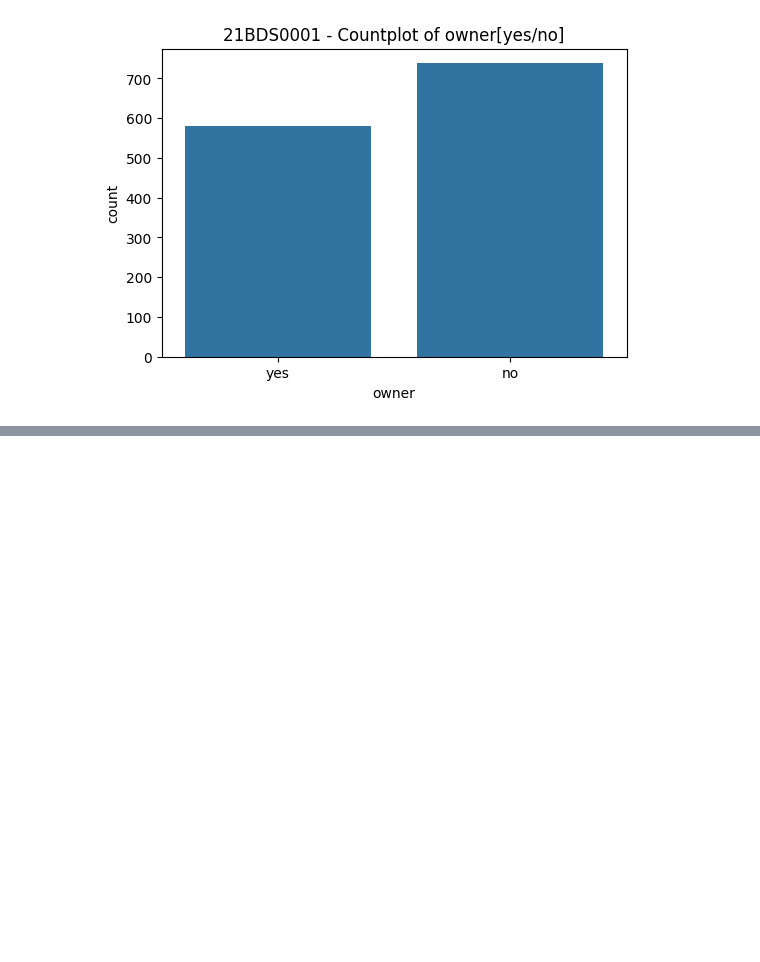
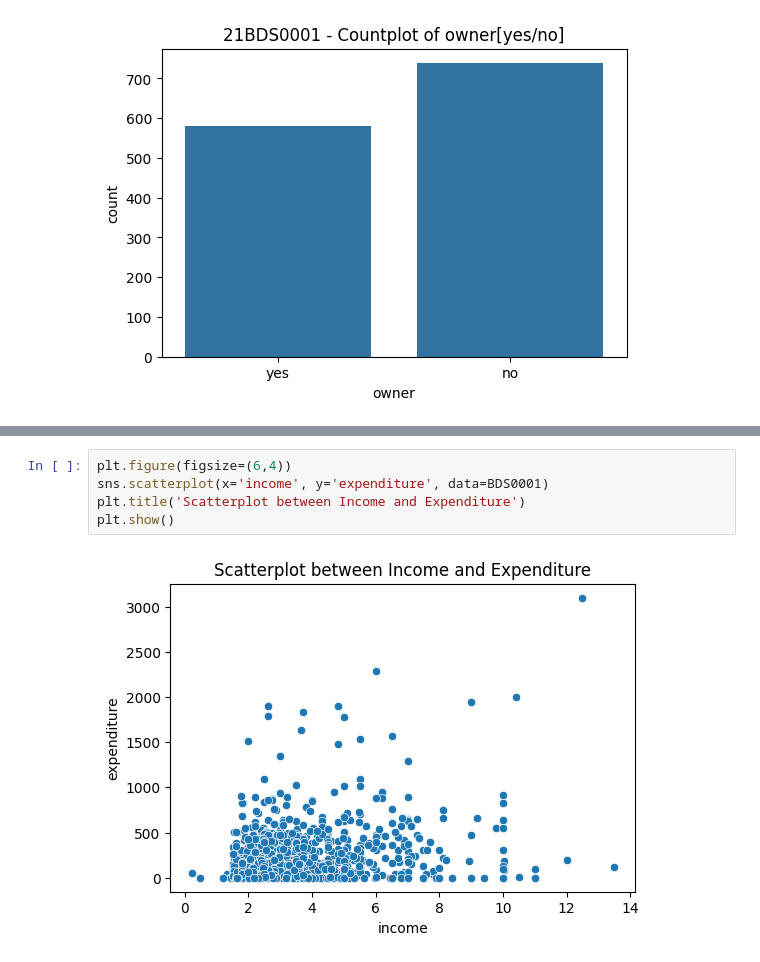
Before and after one commit to mukund-n/EDA---DA---21BDS0001, a Jupyter notebook: EDA_21BDS0001.ipynb, the cells around one changed output, grey strips where cells are left out. Cells and saved outputs as stored; diff of their text form; blank space fills up the shorter version.

```diff
--- a/EDA_21BDS0001.ipynb
+++ b/EDA_21BDS0001.ipynb
@@ -362,0 +376,7 @@ plt.show()
+# %%
+plt.figure(figsize=(6,4))
+sns.scatterplot(x='income', y='expenditure', data=BDS0001)
+plt.title('Scatterplot between Income and Expenditure')
+plt.show()
+# %% [output]
+[figure, added]
```
Also changed, not shown: parts of 7 cells of this notebook.
